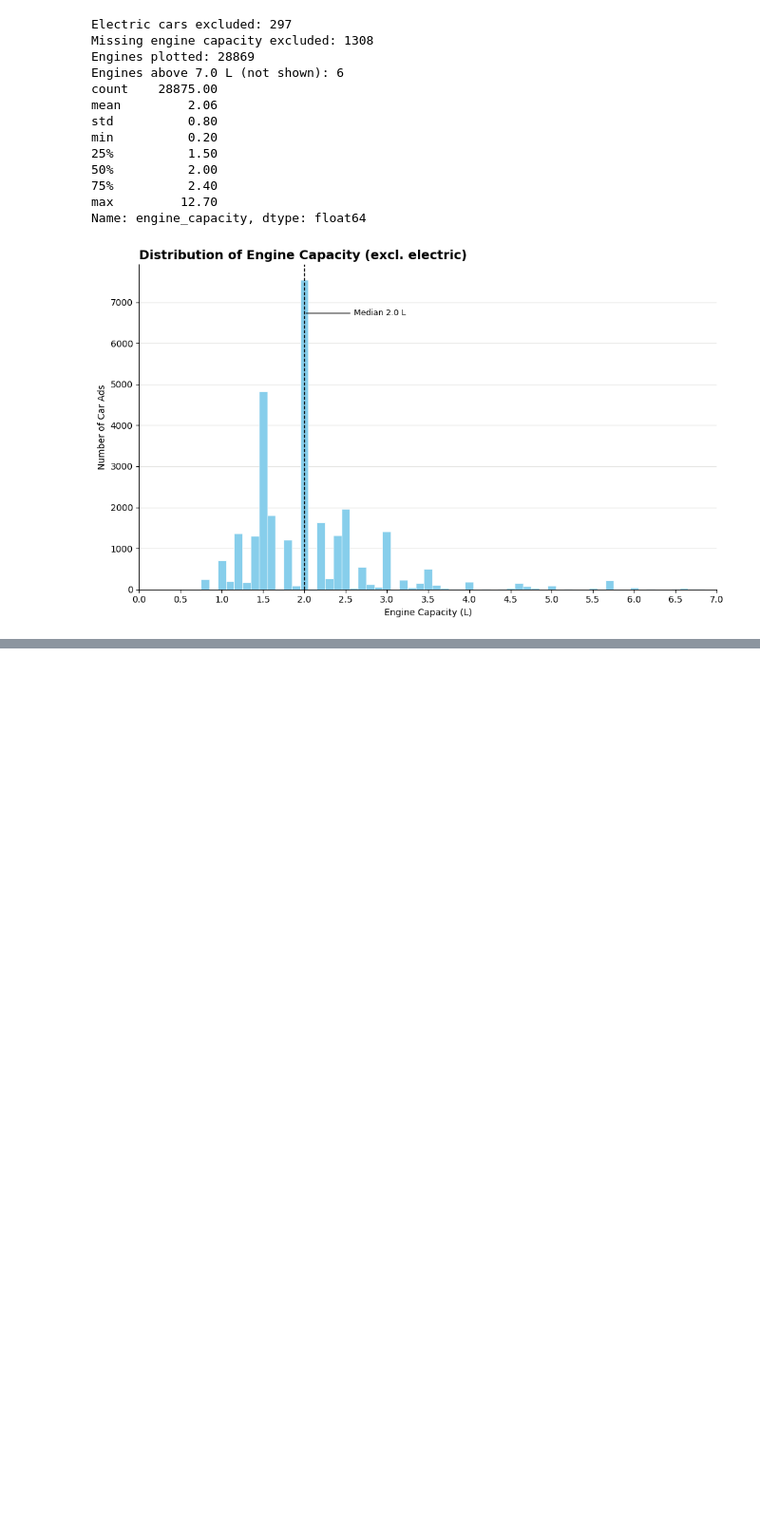
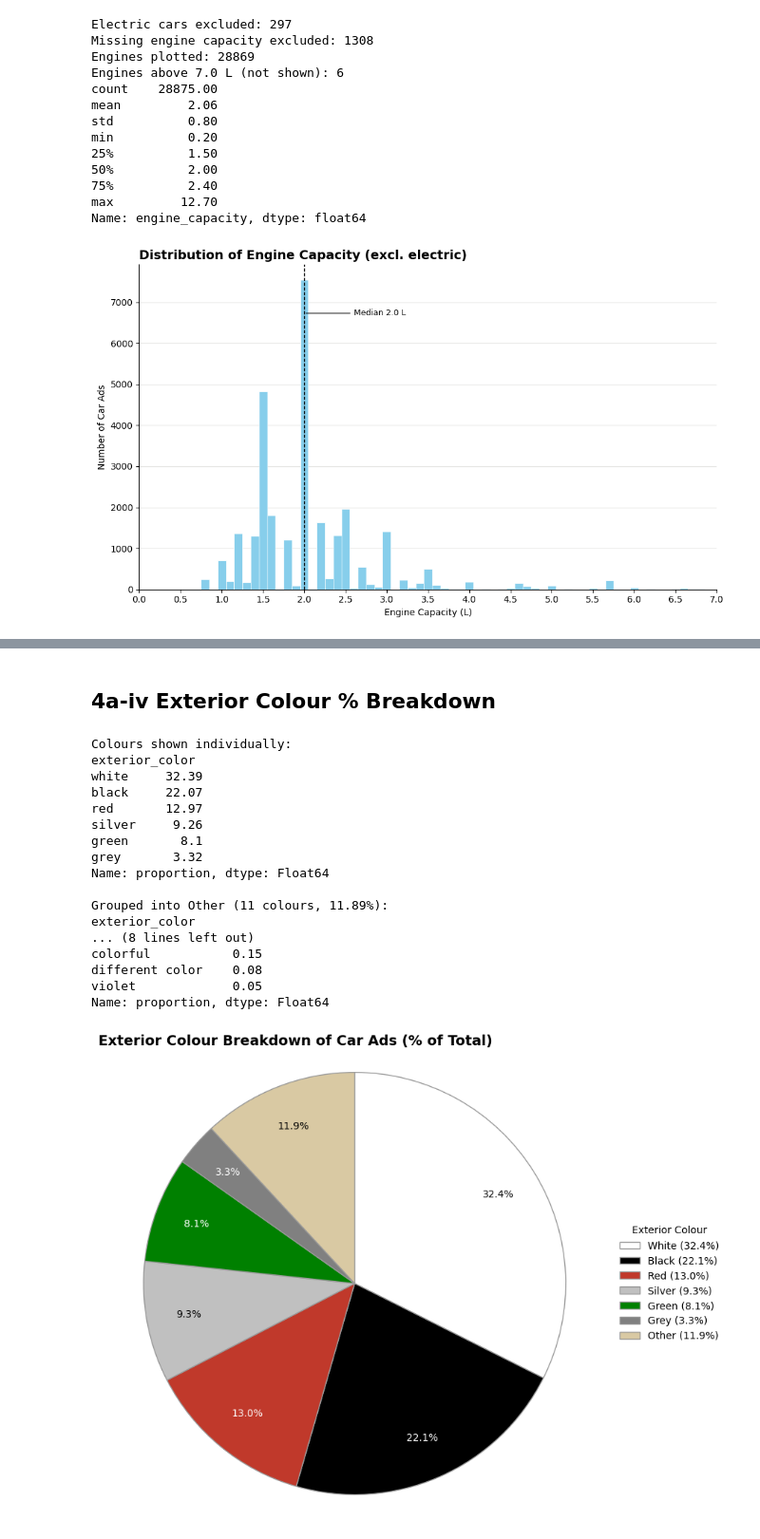
Before and after one commit to dylanvisor-alt/Group9_3009ICT_Group_Assignment, a Jupyter notebook: Group9_3009ICT_DataProcessingVisualisation.ipynb, the cells around one changed output, grey strips where cells are left out. Shown at 95% size. Drawn from its saved outputs; the diff is of its cells as text; code cells hidden in the pictures; blank space fills up the shorter version.

```diff
--- a/Group9_3009ICT_DataProcessingVisualisation.ipynb
+++ b/Group9_3009ICT_DataProcessingVisualisation.ipynb
@@ -1178,0 +1207,61 @@ Name: engine_capacity, dtype: float64
+# %% [markdown]
+## 4a-iv Exterior Colour % Breakdown
+# %%
+import matplotlib.pyplot as plt
+
+# count each exterior colour as a % of all ads
+color_pct = cleaned_car_data['exterior_color'].str.lower().value_counts(normalize=True) * 100
+
+# colours under 3% are grouped into "other" - prevents pie from becoming unreadable.
+threshold = 3
+main_colors = color_pct[color_pct >= threshold]
+other_pct = color_pct[color_pct < threshold].sum()
+pie_data = pd.concat([main_colors, pd.Series({'other': other_pct})])
+
+# print table behind chart, including colours grouped into "other"
+print("Colours shown individually:")
+print(main_colors.round(2))
+print()
+print(f"Grouped into Other ({len(color_pct) - len(main_colors)} colours, {other_pct:.2f}%):")
+print(color_pct[color_pct < threshold].round(2))
+
+# each slice uses actual car colour so chart is easy to read
+slice_colors = {'white': '#ffffff', 'black': '#000000', 'red': '#c0392b', 'silver': '#c0c0c0', 'green': '#008000', 'grey': '#808080', 'other': '#d9c9a3'}
+
+colors = [slice_colors.get(c, '#cccccc') for c in pie_data.index]
+
+fig, ax = plt.subplots(figsize=(9,7))
+
+wedges, texts, autotexts = ax.pie(pie_data, colors=colors, autopct='%1.1f%%', startangle=90, counterclock=False, pctdistance=0.80, wedgeprops=dict(edgecolor='#999999', linewidth=1))
+
+# white percentage labels on dark slices, black on light slices
+for autotext, c in zip(autotexts, pie_data.index):
+  autotext.set_color('white' if c in ['black', 'red', 'green', 'grey'] else 'black')
+  autotext.set_fontsize(10)
+
+ax.set_title('Exterior Colour Breakdown of Car Ads (% of Total)', fontsize = 14, fontweight = 'bold', loc='left')
+ax.legend(wedges, [f"{c.title()} ({p:.1f}%)" for c, p in pie_data.items()], title='Exterior Colour',
+          loc='center left', bbox_to_anchor=(1, 0.5), frameon=False)
+ax.axis('equal')
+
+plt.tight_layout()
+plt.show()
+# %% [output]
+Colours shown individually:
+exterior_color
+white     32.39
+black     22.07
+red       12.97
+silver     9.26
+green       8.1
+grey       3.32
+Name: proportion, dtype: Float64
+
+Grouped into Other (11 colours, 11.89%):
+exterior_color
+... (8 lines left out)
+colorful           0.15
+different color    0.08
+violet             0.05
+Name: proportion, dtype: Float64
+[figure, added]
```
Also changed, not shown: parts of 20 cells of this notebook.
